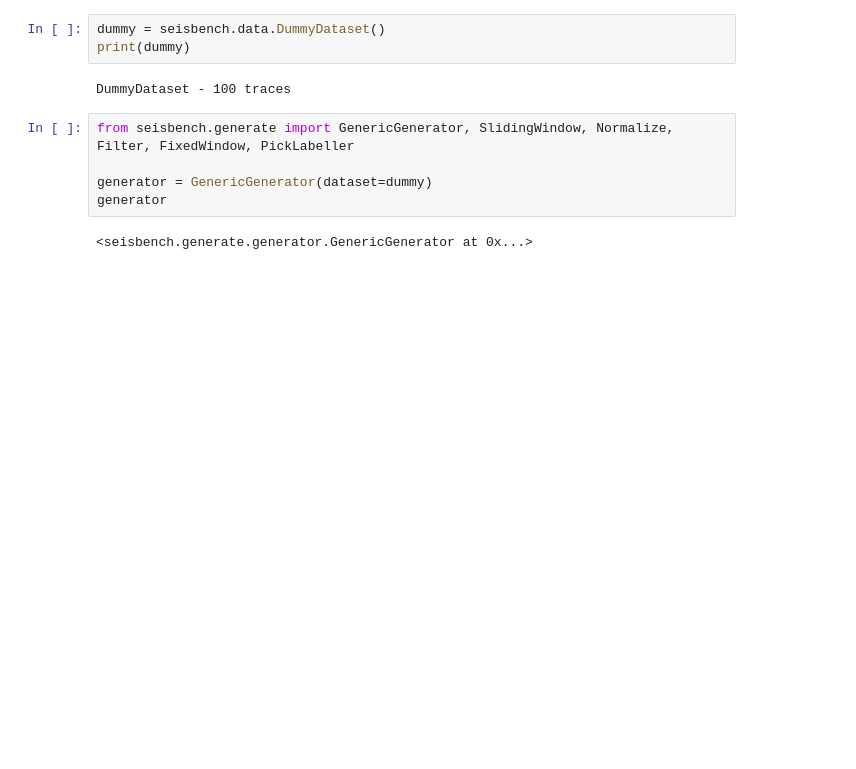
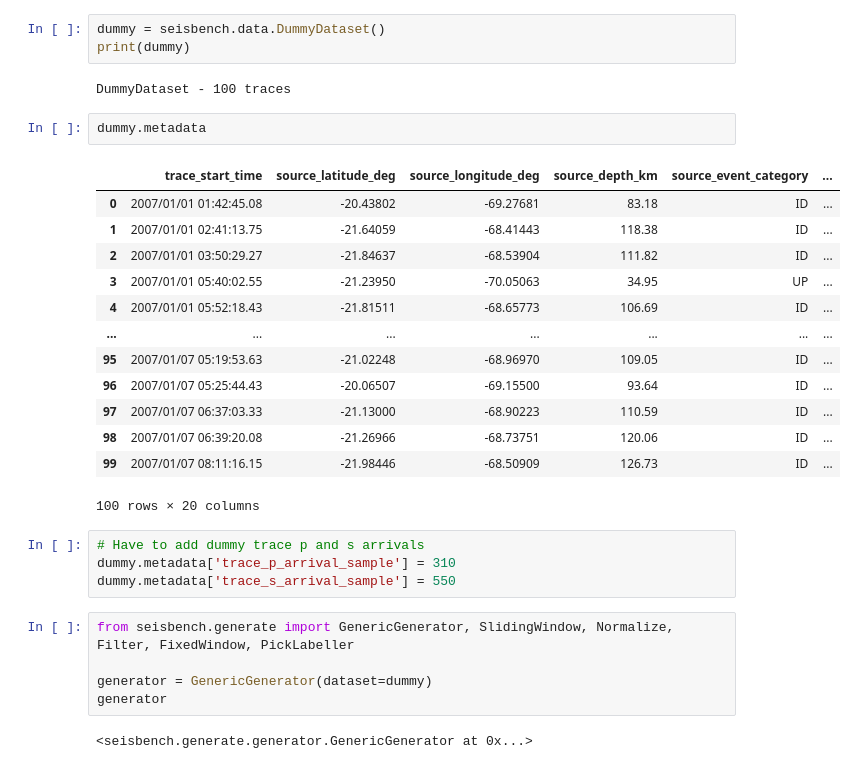
Before and after one commit to seisbench/seisbench, a Jupyter notebook: examples/data_generator_example.ipynb, the cells around one changed output. Drawn from its saved outputs; the diff is of its cells as text; blank space fills up the shorter version.

```diff
--- a/examples/data_generator_example.ipynb
+++ b/examples/data_generator_example.ipynb
@@ -20,6 +20,26 @@ dummy = seisbench.data.DummyDataset()
 print(dummy)
 # %% [output]
 DummyDataset - 100 traces
+# %%
+dummy.metadata
+# %% [output]
+|  | trace_start_time | source_latitude_deg | source_longitude_deg | source_depth_km | source_event_category | ... |
+| 0 | 2007/01/01 01:42:45.08 | -20.43802 | -69.27681 | 83.18 | ID | ... |
+| 1 | 2007/01/01 02:41:13.75 | -21.64059 | -68.41443 | 118.38 | ID | ... |
+| 2 | 2007/01/01 03:50:29.27 | -21.84637 | -68.53904 | 111.82 | ID | ... |
+| 3 | 2007/01/01 05:40:02.55 | -21.23950 | -70.05063 | 34.95 | UP | ... |
+| 4 | 2007/01/01 05:52:18.43 | -21.81511 | -68.65773 | 106.69 | ID | ... |
+| ... | ... | ... | ... | ... | ... | ... |
+| 95 | 2007/01/07 05:19:53.63 | -21.02248 | -68.96970 | 109.05 | ID | ... |
+| 96 | 2007/01/07 05:25:44.43 | -20.06507 | -69.15500 | 93.64 | ID | ... |
+| 97 | 2007/01/07 06:37:03.33 | -21.13000 | -68.90223 | 110.59 | ID | ... |
+| 98 | 2007/01/07 06:39:20.08 | -21.26966 | -68.73751 | 120.06 | ID | ... |
+| 99 | 2007/01/07 08:11:16.15 | -21.98446 | -68.50909 | 126.73 | ID | ... |
+100 rows × 20 columns
+# %%
+# Have to add dummy trace p and s arrivals
+dummy.metadata['trace_p_arrival_sample'] = 310
+dummy.metadata['trace_s_arrival_sample'] = 550
 # %%
 from seisbench.generate import GenericGenerator, SlidingWindow, Normalize, Filter, FixedWindow, PickLabeller
 
```
Also changed, not shown: parts of 7 cells of this notebook, 2 other files.
